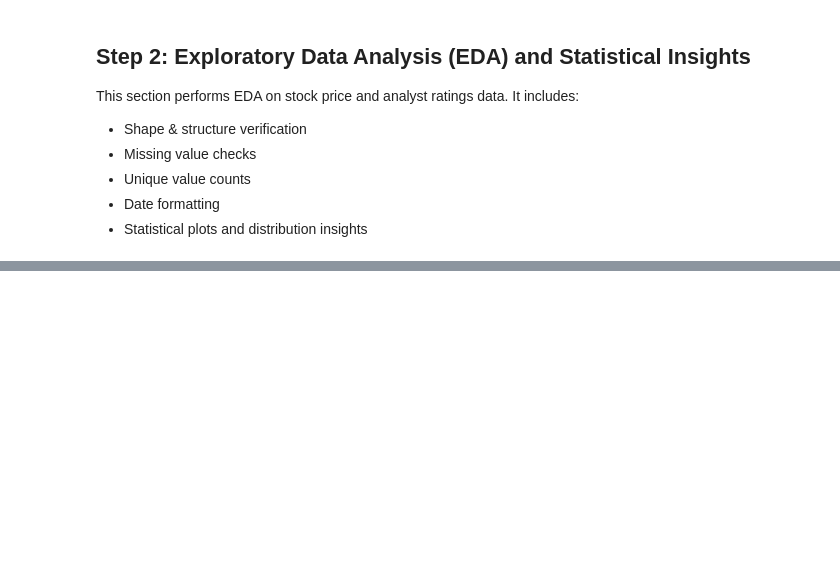
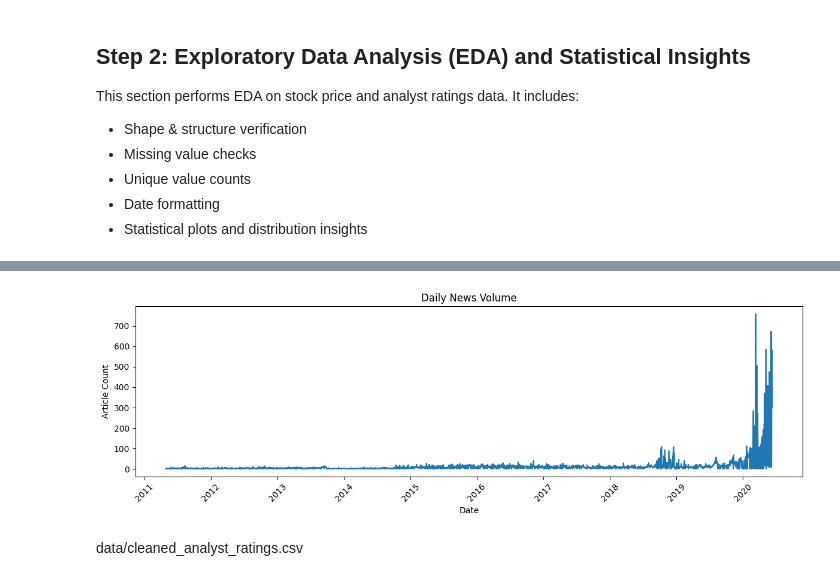
Before and after one commit to rufaeleshetu/kaim-week1-sentiment-stock-analysis, a Jupyter notebook: notebooks/task2_technical_indicators.ipynb, the cells around one changed output, grey strips where cells are left out. Saved outputs shown, nothing was run; the diff lists cells and outputs as text; code cells hidden in the pictures; blank space fills up the shorter version.

```diff
--- a/notebooks/task2_technical_indicators.ipynb
+++ b/notebooks/task2_technical_indicators.ipynb
@@ -222,0 +336,16 @@ This section performs EDA on stock price and analyst ratings data. It includes:
+# %%
+# Daily article frequency
+daily_counts = ratings_df.groupby(ratings_df['date'].dt.date).size()
+
+plt.figure(figsize=(12,4))
+daily_counts.plot()
+plt.title("Daily News Volume")
+plt.xlabel("Date")
+plt.ylabel("Article Count")
+plt.xticks(rotation=45)
+plt.tight_layout()
+plt.show()
+# %% [output]
+[figure, added]
+# %% [markdown]
+data/cleaned_analyst_ratings.csv
```
Also changed, not shown: parts of 10 cells of this notebook.
